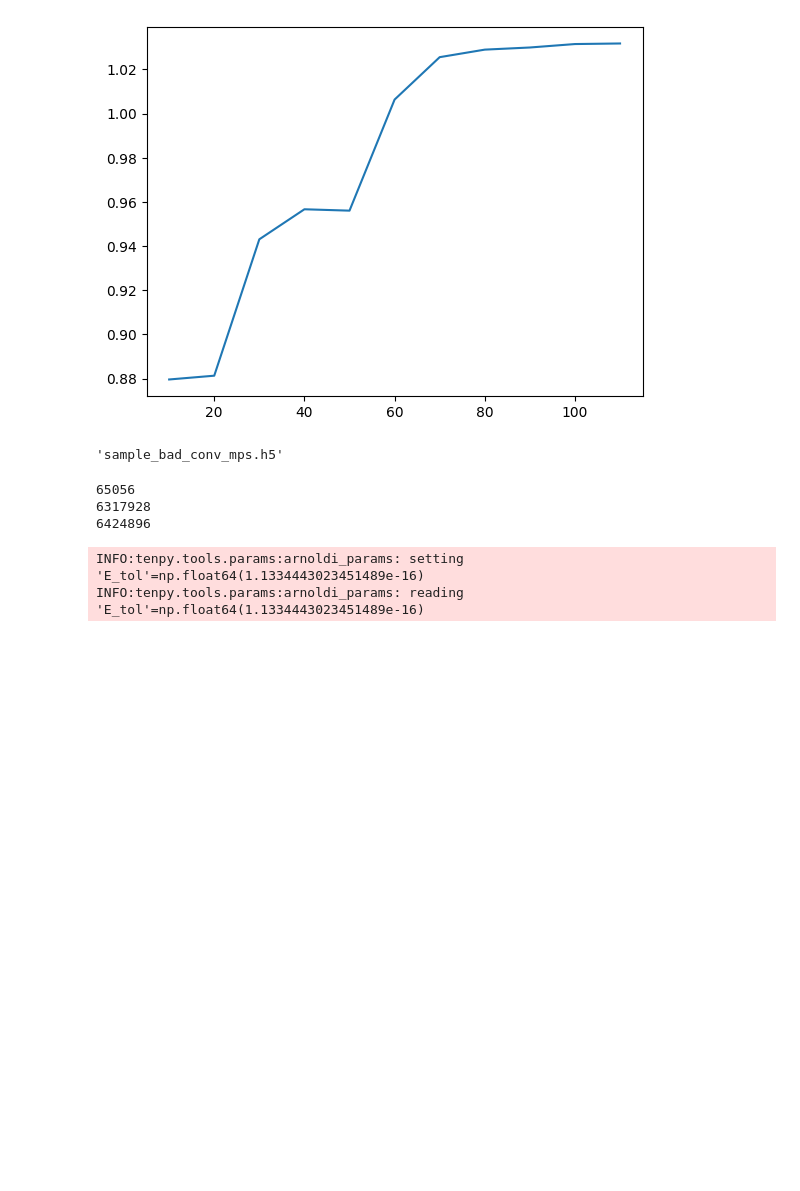
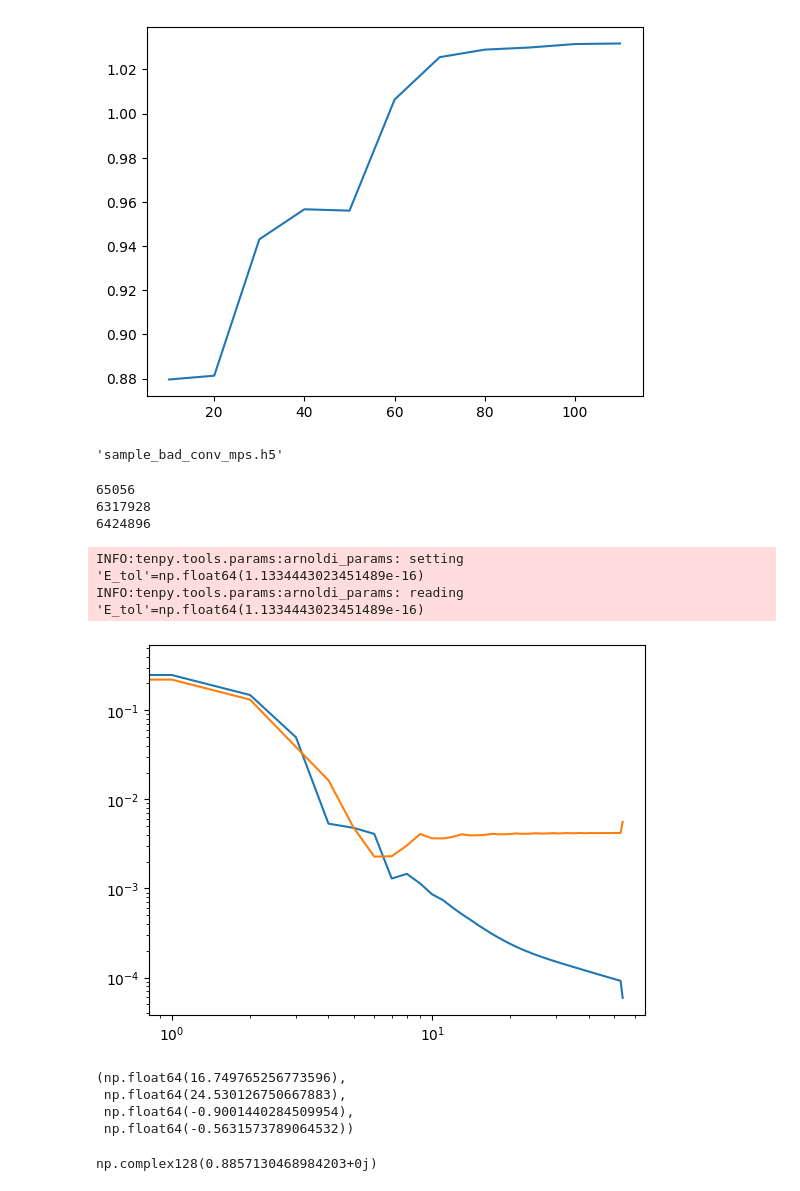
Before and after one commit to aravindhshankar/Spin1LongRangeOrder.jl, a Jupyter notebook: python/notebooks/diagnostics_helper.ipynb, the cells around one changed output. Cells and saved outputs as stored; diff of their text form; code cells hidden in the pictures; blank space fills up the shorter version.

```diff
--- a/python/notebooks/diagnostics_helper.ipynb
+++ b/python/notebooks/diagnostics_helper.ipynb
@@ -281,3 +275,21 @@ psi.canonical_form_infinite2()
 # %% [output]
 INFO:tenpy.tools.params:arnoldi_params: setting 'E_tol'=np.float64(1.1334443023451489e-16)
 INFO:tenpy.tools.params:arnoldi_params: reading 'E_tol'=np.float64(1.1334443023451489e-16)
+# %%
+plt.plot(np.abs(obs.denoise_rolling(obs.charge_corr(psitest, 55, connected=True), window=4)))
+plt.plot(np.abs(obs.denoise_rolling(obs.charge_corr(psi_init, 55, connected=True), window=4)))
+plt.yscale('log')
+plt.xscale('log')
+# %% [output]
+[figure, added]
+# %%
+psi_init.correlation_length2(), psitest.correlation_length2(), metadata['diagnostics']['E'][-1], Etest
+# %% [output]
+(np.float64(16.749765256773596),
+ np.float64(24.530126750667883),
+ np.float64(-0.9001440284509954),
+ np.float64(-0.5631573789064532))
+# %%
+psitest.overlap(psi_init, understood_infinite=True)
+# %% [output]
+np.complex128(0.8857130468984203+0j)
```
Also changed, not shown: parts of 7 cells of this notebook, 3 other files.
